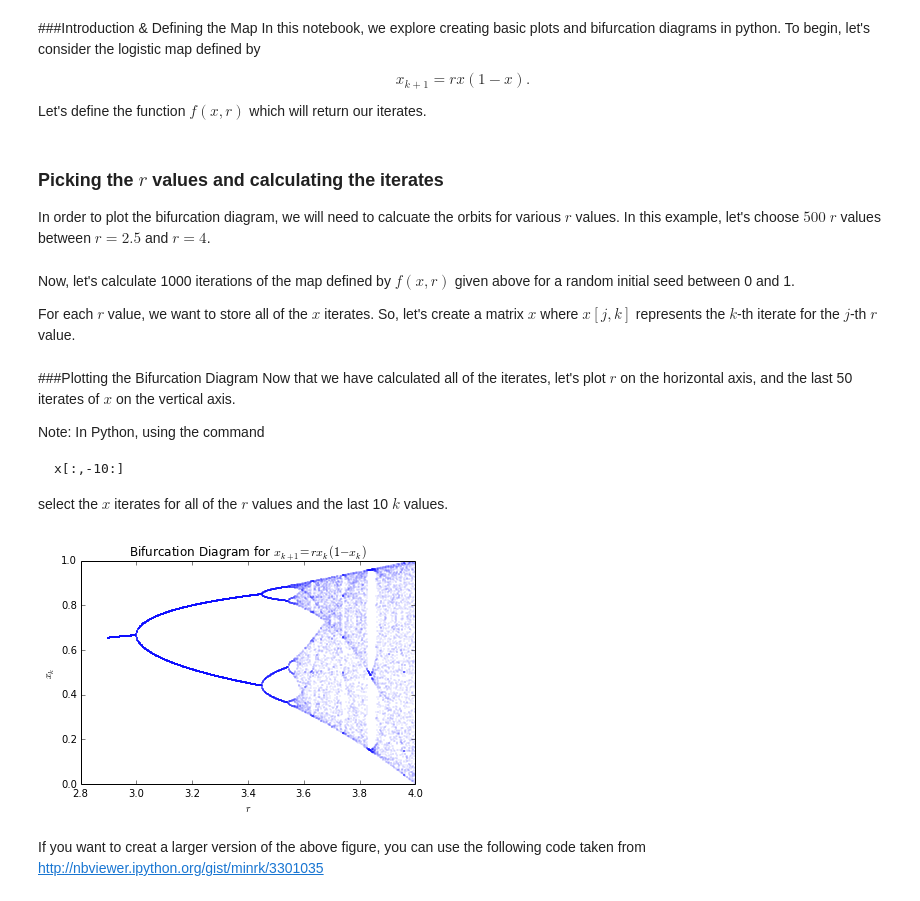
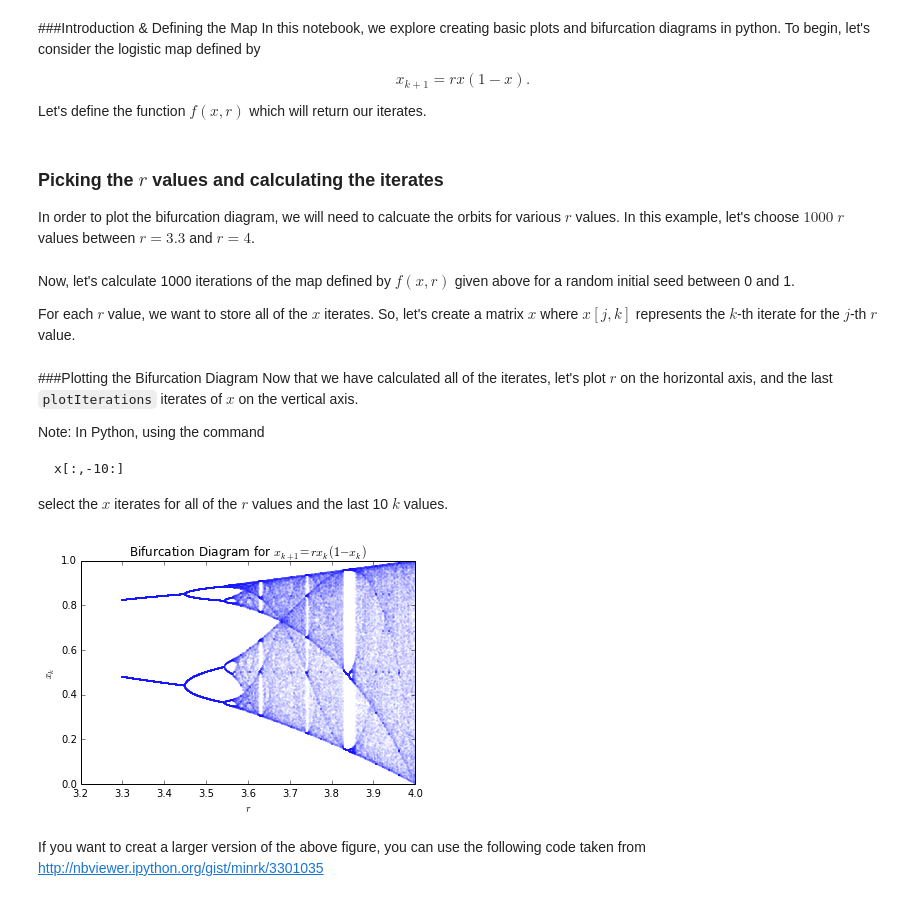
Before and after one commit to oliveras/dyn-sys, a Jupyter notebook: Bifurcation Diagrams in Python.ipynb, the cells around one changed output. Saved outputs shown, nothing was run; the diff lists cells and outputs as text; code cells hidden in the pictures.

```diff
--- a/Bifurcation Diagrams in Python.ipynb
+++ b/Bifurcation Diagrams in Python.ipynb
@@ -21,10 +21,10 @@ def f(x,r):
   return r*x*(1-x)
 # %% [markdown]
 ### Picking the $r$ values and calculating the iterates
-In order to plot the bifurcation diagram, we will need to calcuate the orbits for various $r$ values.  In this example, let's choose $500$ $r$ values between $r = 2.5$ and $r = 4$.
+In order to plot the bifurcation diagram, we will need to calcuate the orbits for various $r$ values.  In this example, let's choose $1000$ $r$ values between $r = 3.3$ and $r = 4$.
 # %%
-numRVals = 500;
-rVals = linspace(2.9,4,numRVals); # Choose numRVals points between 2.9 and 4 (including the endpoints)
+numRVals = 1000;
+rVals = linspace(3.3,4,numRVals); # Choose numRVals points between 3.3 and 4 (including the endpoints)
 # %% [markdown]
 Now, let's calculate 1000 iterations of the map defined by $f(x,r)$ given above for a random initial seed between 0 and 1.
 
@@ -42,7 +42,7 @@ for j in range(0,numRVals):
         x[j,k] = f(x[j,k-1],r)
 # %% [markdown]
 ###Plotting the Bifurcation Diagram
-Now that we have calculated all of the iterates, let's plot $r$ on the horizontal axis, and the last 50 iterates of $x$ on the vertical axis.
+Now that we have calculated all of the iterates, let's plot $r$ on the horizontal axis, and the last `plotIterations` iterates of $x$ on the vertical axis.
 
 Note: In Python, using the command
 
@@ -50,16 +50,16 @@ Note: In Python, using the command
 
 select the $x$ iterates for all of the $r$ values and the last 10 $k$ values.
 # %%
-plotIterations = 50;
-plot(rVals,x[:,-plotIterations:],'b.',markersize=.3);
+plotIterations = 100;
+plot(rVals,x[:,-plotIterations:],'b.',markersize=.2);
 
 xlabel('$r$');
 ylabel('$x_k$');
 title('Bifurcation Diagram for $x_{k+1} = r x_k (1-x_k)$')
 
 fig = gcf()
 # %% [output]
-[figure, old version]
+[figure, new version]
 # %% [markdown]
 If you want to creat a larger version of the above figure, you can use the following code taken from http://nbviewer.ipython.org/gist/minrk/3301035
 # %%
```
Also changed, not shown: parts of 1 cell of this notebook.
